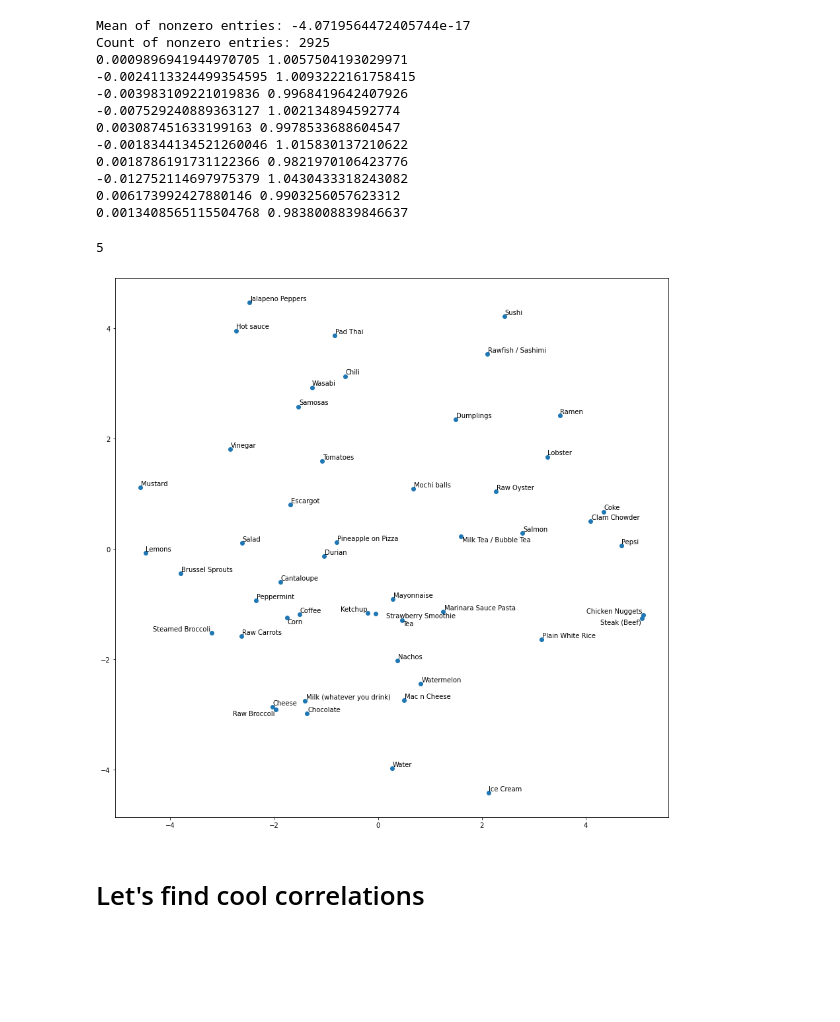
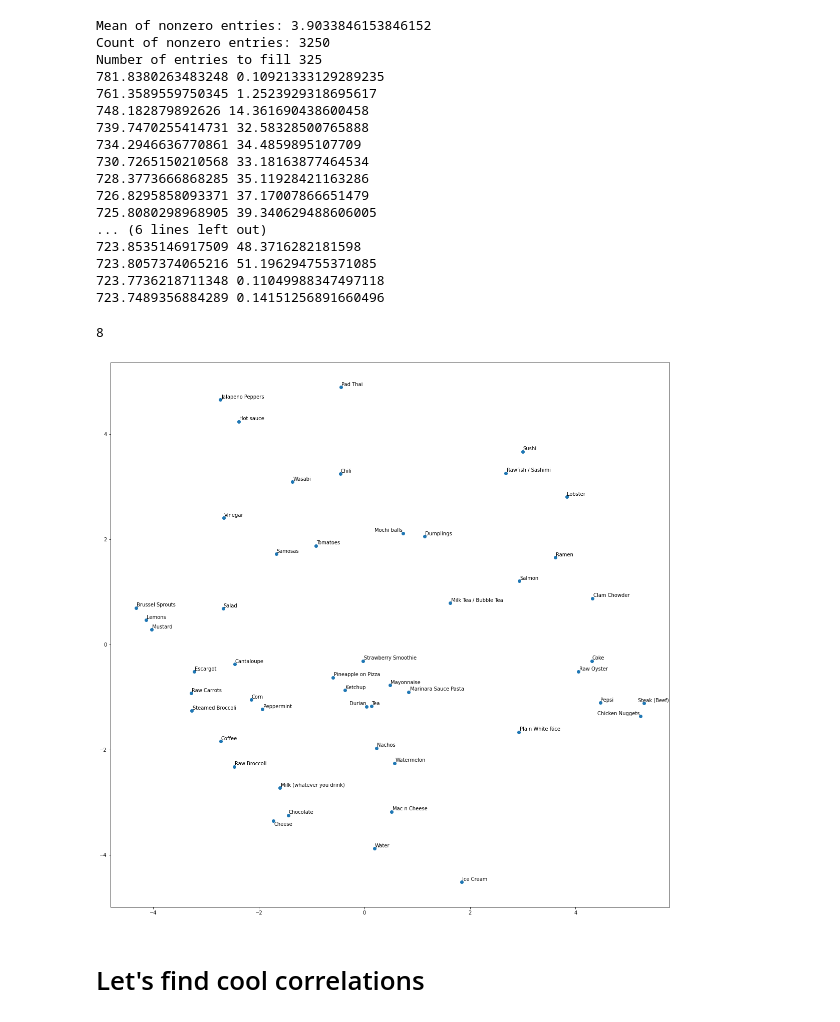
Before and after one commit to womogenes/pca-food-map, a Jupyter notebook: food-pca.ipynb, the cells around one changed output. Saved outputs shown, nothing was run; the diff lists cells and outputs as text; code cells hidden in the pictures; blank space fills up the shorter version.

Commit message:
Add Linus matrix completion techniques

```diff
--- a/food-pca.ipynb
+++ b/food-pca.ipynb
@@ -11,17 +11,16 @@ with open(f"./data/{path}") as fin:
     raw_data = list(reader)
 
     def convert(raw_data):
-        return np.nan if raw_data == "" else int(raw_data)
+        return -1 if raw_data == "" else int(raw_data)
 
     data = []
     for row in raw_data[1:]:
         data.append([])
         for col in range(3, len(raw_data[0]) - 2):
-            # if "Coke" in raw_data[0][col]:
-            #     continue
             data[-1].append(convert(row[col]))
 
     mat = np.array(data).T
 
 print(mat, mat.shape)
+print(np.sum(mat == -1))
 # %% [output]
@@ -59,12 +95,10 @@ n_foods, n_people = mat.shape
 print(f"Mean of nonzero entries: {mean}")
 print(f"Count of nonzero entries: {np.count_nonzero(~np.isnan(data))}")
 
-# Fancy matrix completion
-# https://scikit-learn.org/stable/modules/generated/sklearn.impute.SimpleImputer.html
-imp_mean = SimpleImputer(missing_values=np.nan, strategy="mean")
-imp_mean.fit(mat)
-mat = imp_mean.transform(mat)
+print("Number of entries to fill", np.sum(mat == -1))
+mat = matrixComplete(mat, -1, 1000)
 
+# Normalize
 # Standardize features?
 def fit_rows(mat):
     return StandardScaler().fit_transform(mat)
@@ -72,28 +106,32 @@ def fit_rows(mat):
 def fit_cols(mat):
     return StandardScaler().fit_transform(mat.T).T
 
-
-for i in range(1):
+for i in range(10):
     mat = fit_rows(mat)
     mat = fit_cols(mat)
 
 np.set_printoptions(threshold=np.inf)
 
-for row in mat.T[:10]:
-    print(np.mean(row), np.var(row))
+# for row in mat.T[:10]:
+#     print(np.mean(row), np.var(row))
 # %% [output]
-Mean of nonzero entries: -4.0719564472405744e-17
-Count of nonzero entries: 2925
-0.0009896941944970705 1.0057504193029971
--0.0024113324499354595 1.0093222161758415
--0.003983109221019836 0.9968419642407926
--0.007529240889363127 1.002134894592774
-0.003087451633199163 0.9978533688604547
--0.0018344134521260046 1.015830137210622
-0.0018786191731122366 0.9821970106423776
--0.012752114697975379 1.0430433318243082
-0.006173992427880146 0.9903256057623312
-0.0013408565115504768 0.9838008839846637
+Mean of nonzero entries: 3.9033846153846152
+Count of nonzero entries: 3250
+Number of entries to fill 325
+781.8380263483248 0.10921333129289235
+761.3589559750345 1.2523929318695617
+748.182879892626 14.361690438600458
+739.7470255414731 32.58328500765888
+734.2946636770861 34.4859895107709
+730.7265150210568 33.18163877464534
+728.3773666868285 35.11928421163286
+726.8295858093371 37.17007866651479
+725.8080298968905 39.340629488606005
+... (6 lines left out)
+723.8535146917509 48.3716282181598
+723.8057374065216 51.196294755371085
+723.7736218711348 0.11049988347497118
+723.7489356884289 0.14151256891660496
 # %%
 # Let's do some PCA!
 from sklearn.decomposition import PCA
@@ -105,23 +143,23 @@ pc_3 = pca_3d.fit_transform(mat)
 # %%
 from matplotlib import pyplot as plt
 from adjustText import adjust_text
 
-fig = plt.figure(figsize=(15, 15))
+fig = plt.figure(figsize=(20, 20))
 
 #plot_3d = fig.add_subplot(2, 2, 1, projection="3d")
 #plot_3d.scatter(*pc_3.T)
 
 plot_2d = fig.add_subplot()
 plot_2d.scatter(*pc_2.T)
 
 labels = []
 for food, coords in zip(food_labels, pc_2):
-    labels.append(plt.text(coords[0], coords[1], food, ha="center", va="center"))
+    labels.append(plt.text(coords[0], coords[1], food, ha="left", va="top"))
 
 adjust_text(labels)
 # %% [output]
-5
+8
-[figure, old version]
+[figure, new version]
 # %% [markdown]
 # Let's find cool correlations
 # %%
```
Also changed, not shown: parts of 3 cells of this notebook, 5 other files.
